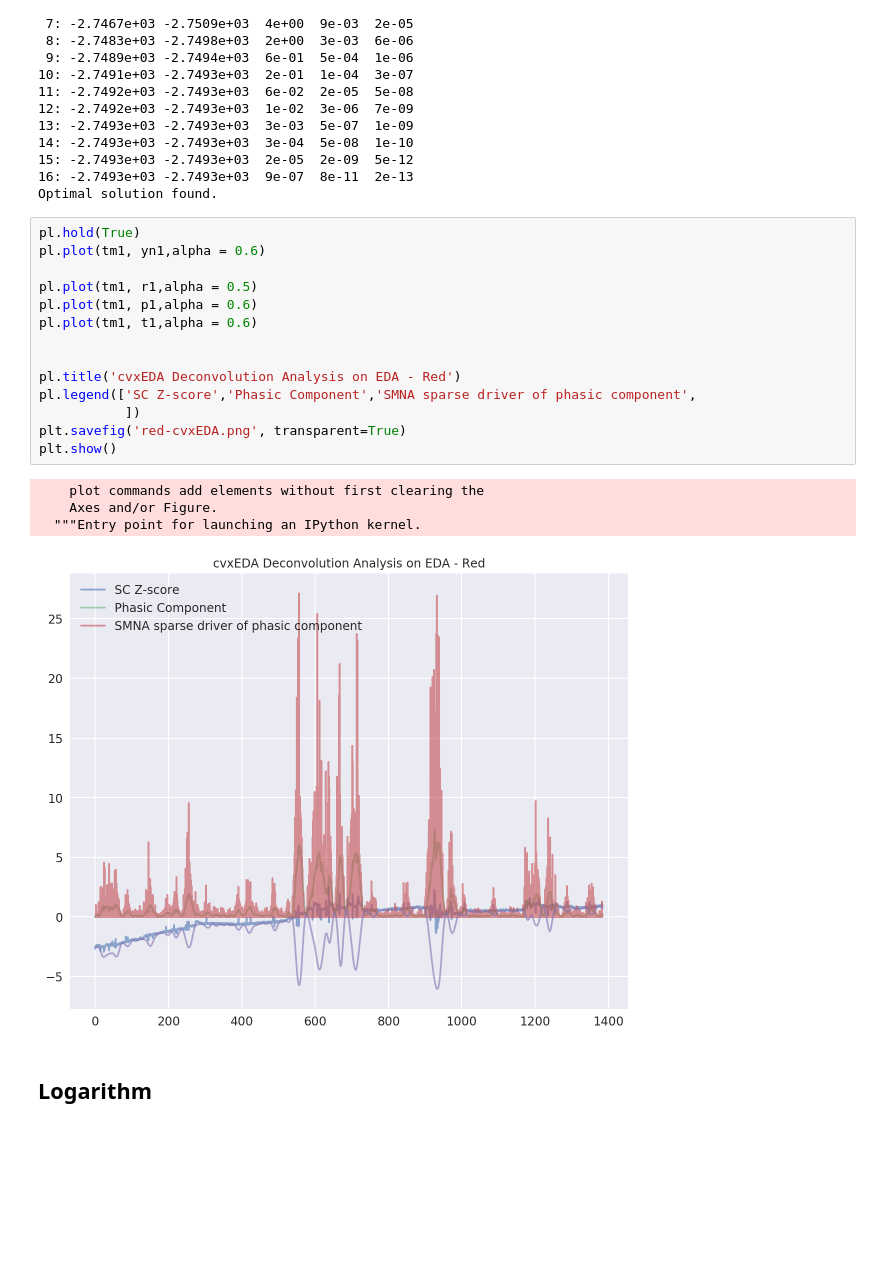
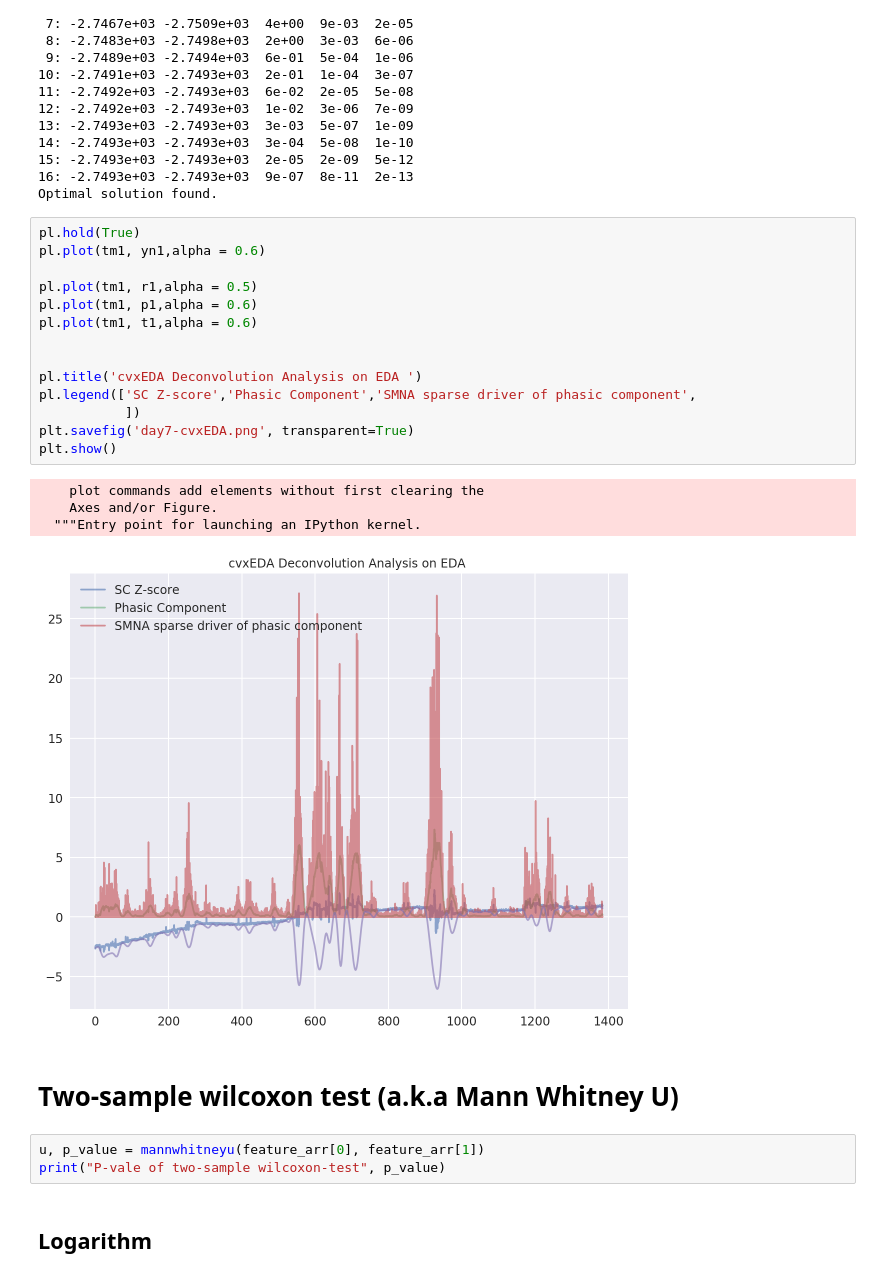
Before and after one commit to haohanwang23/coldshowershower_socialpresence, a Jupyter notebook: new/analysis/analysis2.ipynb, the cells around one changed output. Cells and saved outputs as stored; diff of their text form; blank space fills up the shorter version.

Commit message:
updated tests

```diff
--- a/new/analysis/analysis2.ipynb
+++ b/new/analysis/analysis2.ipynb
@@ -221,22 +221,27 @@ Optimal solution found.
 # %%
 pl.hold(True)
 pl.plot(tm1, yn1,alpha = 0.6)
 
 pl.plot(tm1, r1,alpha = 0.5)
 pl.plot(tm1, p1,alpha = 0.6)
 pl.plot(tm1, t1,alpha = 0.6)
 
 
-pl.title('cvxEDA Deconvolution Analysis on EDA - Red')
+pl.title('cvxEDA Deconvolution Analysis on EDA ')
 pl.legend(['SC Z-score','Phasic Component','SMNA sparse driver of phasic component',
            ])
-plt.savefig('red-cvxEDA.png', transparent=True)
+plt.savefig('day7-cvxEDA.png', transparent=True)
 plt.show()
 # %% [output]
     plot commands add elements without first clearing the
     Axes and/or Figure.
   """Entry point for launching an IPython kernel.
-[figure, old version]
+[figure, new version]
+# %% [markdown]
+# Two-sample wilcoxon test (a.k.a Mann Whitney U)
+# %%
+u, p_value = mannwhitneyu(feature_arr[0], feature_arr[1])
+print("P-vale of two-sample wilcoxon-test", p_value)
 # %% [markdown]
 ## Logarithm
 # %%
```
Also changed, not shown: parts of 2 cells of this notebook, 1 other file.
